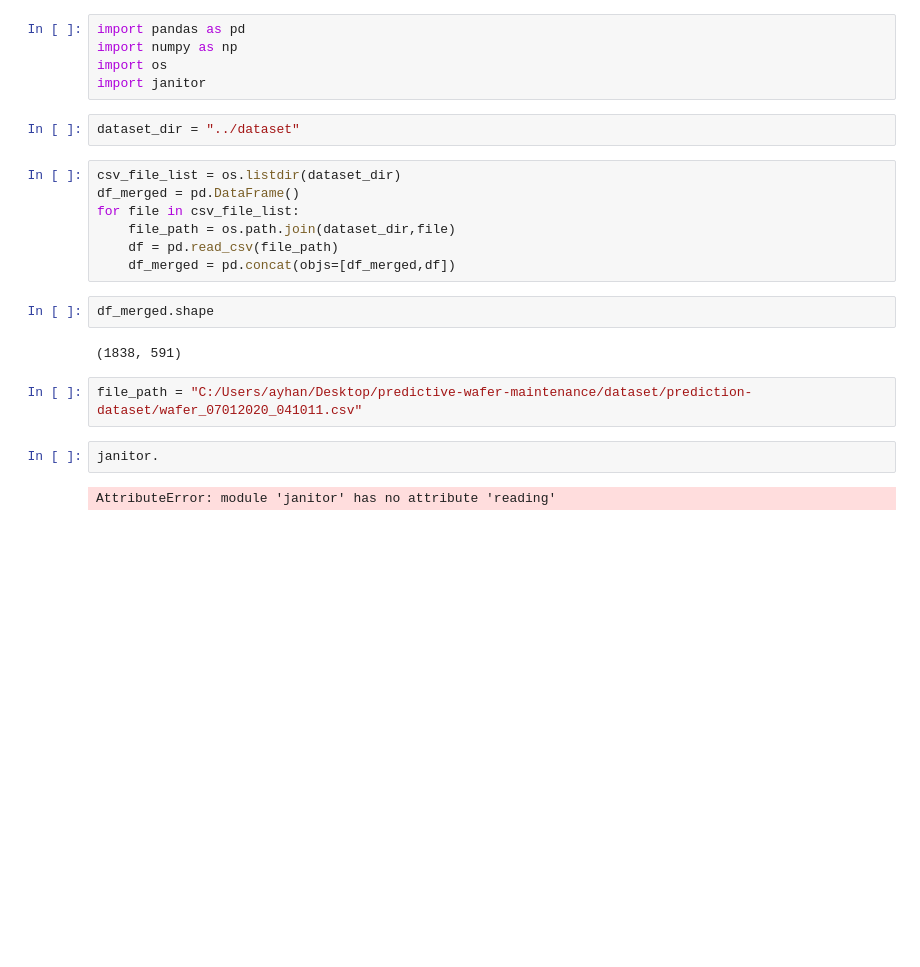
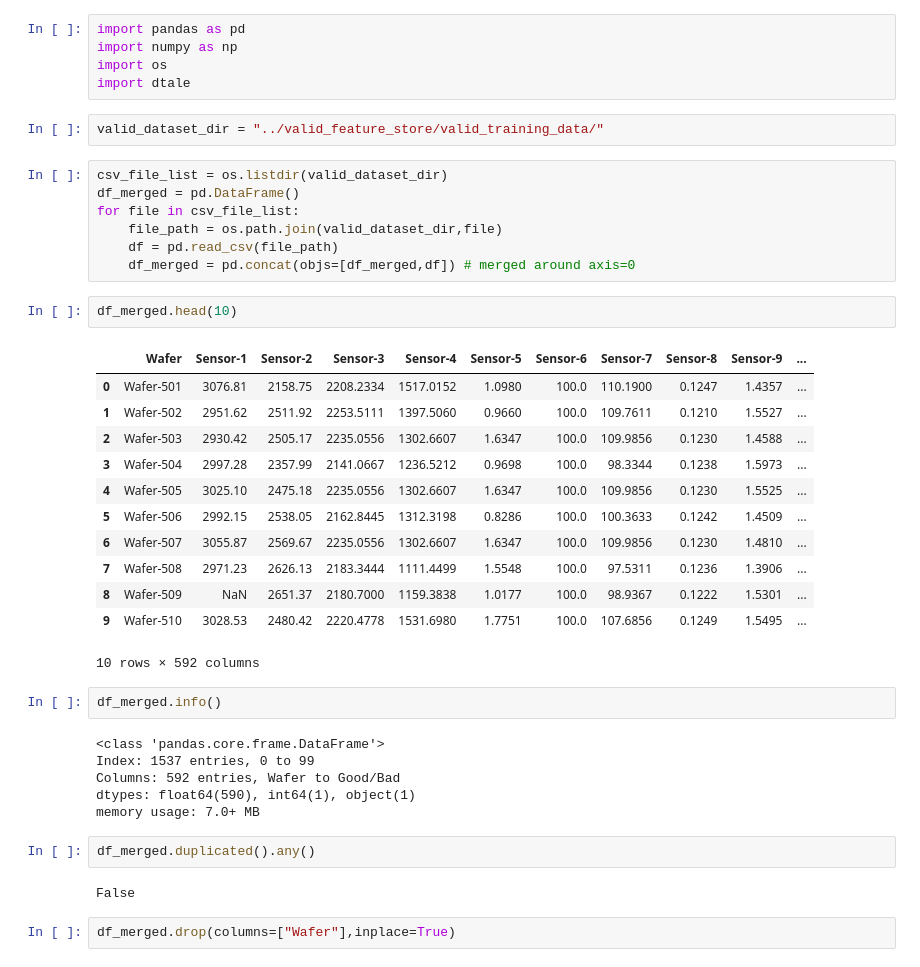
Before and after one commit to ayhanoruc/predictive-wafer-maintenance, a Jupyter notebook: notebook/EDA.ipynb, the cells around one changed output. Cells and saved outputs as stored; diff of their text form; blank space fills up the shorter version.

```diff
--- a/notebook/EDA.ipynb
+++ b/notebook/EDA.ipynb
@@ -2,23 +40,42 @@
 import pandas as pd
 import numpy as np
 import os
-import janitor
+import dtale
-# %%
-dataset_dir = "../dataset"
+# %%
+valid_dataset_dir = "../valid_feature_store/valid_training_data/"
 # %%
-csv_file_list = os.listdir(dataset_dir)
+csv_file_list = os.listdir(valid_dataset_dir)
 df_merged = pd.DataFrame()
 for file in csv_file_list:
-    file_path = os.path.join(dataset_dir,file)
+    file_path = os.path.join(valid_dataset_dir,file)
     df = pd.read_csv(file_path)
-    df_merged = pd.concat(objs=[df_merged,df])
+    df_merged = pd.concat(objs=[df_merged,df]) # merged around axis=0
+# %%
+df_merged.head(10)
+# %% [output]
+|  | Wafer | Sensor-1 | Sensor-2 | Sensor-3 | Sensor-4 | Sensor-5 | Sensor-6 | Sensor-7 | Sensor-8 | Sensor-9 | ... |
+| 0 | Wafer-501 | 3076.81 | 2158.75 | 2208.2334 | 1517.0152 | 1.0980 | 100.0 | 110.1900 | 0.1247 | 1.4357 | ... |
+| 1 | Wafer-502 | 2951.62 | 2511.92 | 2253.5111 | 1397.5060 | 0.9660 | 100.0 | 109.7611 | 0.1210 | 1.5527 | ... |
+| 2 | Wafer-503 | 2930.42 | 2505.17 | 2235.0556 | 1302.6607 | 1.6347 | 100.0 | 109.9856 | 0.1230 | 1.4588 | ... |
+| 3 | Wafer-504 | 2997.28 | 2357.99 | 2141.0667 | 1236.5212 | 0.9698 | 100.0 | 98.3344 | 0.1238 | 1.5973 | ... |
+| 4 | Wafer-505 | 3025.10 | 2475.18 | 2235.0556 | 1302.6607 | 1.6347 | 100.0 | 109.9856 | 0.1230 | 1.5525 | ... |
+| 5 | Wafer-506 | 2992.15 | 2538.05 | 2162.8445 | 1312.3198 | 0.8286 | 100.0 | 100.3633 | 0.1242 | 1.4509 | ... |
+| 6 | Wafer-507 | 3055.87 | 2569.67 | 2235.0556 | 1302.6607 | 1.6347 | 100.0 | 109.9856 | 0.1230 | 1.4810 | ... |
+| 7 | Wafer-508 | 2971.23 | 2626.13 | 2183.3444 | 1111.4499 | 1.5548 | 100.0 | 97.5311 | 0.1236 | 1.3906 | ... |
+| 8 | Wafer-509 | NaN | 2651.37 | 2180.7000 | 1159.3838 | 1.0177 | 100.0 | 98.9367 | 0.1222 | 1.5301 | ... |
+| 9 | Wafer-510 | 3028.53 | 2480.42 | 2220.4778 | 1531.6980 | 1.7751 | 100.0 | 107.6856 | 0.1249 | 1.5495 | ... |
+10 rows × 592 columns
 # %%
-df_merged.shape
+df_merged.info()
 # %% [output]
-(1838, 591)
+<class 'pandas.core.frame.DataFrame'>
+Index: 1537 entries, 0 to 99
+Columns: 592 entries, Wafer to Good/Bad
+dtypes: float64(590), int64(1), object(1)
+memory usage: 7.0+ MB
-# %%
-file_path = "C:/Users/ayhan/Desktop/predictive-wafer-maintenance/dataset/prediction-dataset/wafer_07012020_041011.csv"
-# %%
-janitor.
-# %% [output]
-AttributeError: module 'janitor' has no attribute 'reading'
+# %%
+df_merged.duplicated().any()
+# %% [output]
+False
+# %%
+df_merged.drop(columns=["Wafer"],inplace=True)
```
Also changed, not shown: parts of 27 cells of this notebook, 2 other files.
